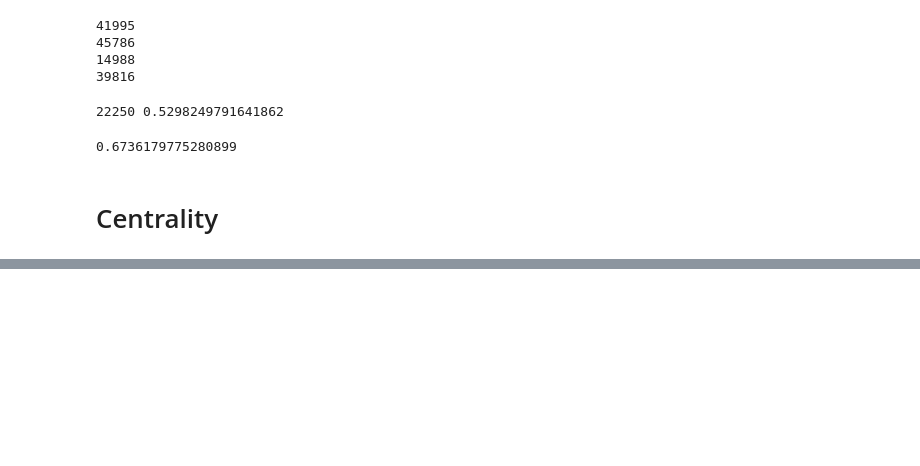
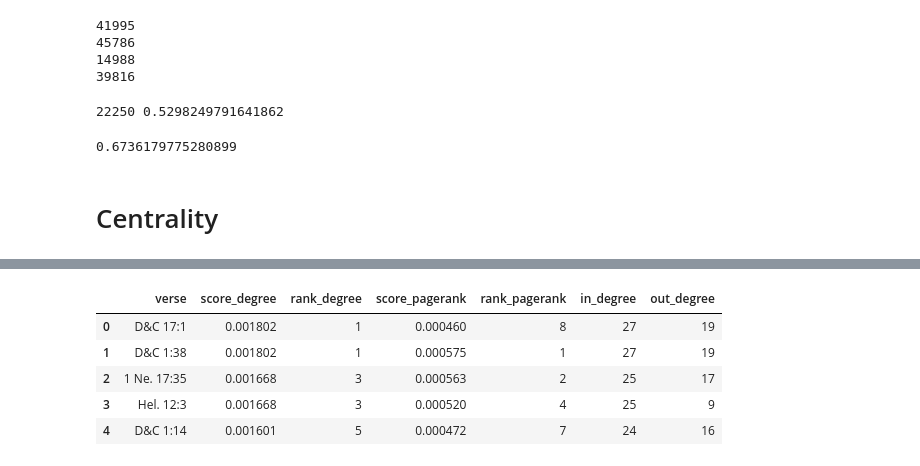
Before and after one commit to skearnes/scripture-graph, a Jupyter notebook: posts/2020-12-31/post.ipynb, the cells around one changed output, grey strips where cells are left out. Drawn from its saved outputs; the diff is of its cells as text; code cells hidden in the pictures; blank space fills up the shorter version.

```diff
--- a/posts/2020-12-31/post.ipynb
+++ b/posts/2020-12-31/post.ipynb
@@ -160,14 +112,0 @@ Moses 6:57 (0.001534663374924935, 6) (0.00045451159019674814, 10)
-# %%
-# Plot correlation of degree and pagerank scores.
-rows = []
-for key, value in degree_ranks.items():
-    rows.append({
-        'verse': key,
-        'degree': value[0],
-        'degree_rank': value[1],
-        'degree_count': subgraph.in_degree(key),
-        'pagerank': page_ranks[key][0],
-        'pagerank_rank': page_ranks[key][1],
-    })
-df = pd.DataFrame(rows)
-df.head()
@@ -191,0 +113,11 @@ sns.jointplot(x='degree', y='pagerank', data=df[mask], kind='hex', mincnt=1, bin
+# %%
+def assign_ranks(scores):
+    rows = []
+    for key, value in scores.items():
+        rows.append({'verse': key, 'score': value})
+    df = pd.DataFrame(rows)
+    df['rank'] = scipy.stats.rankdata(-1 * df.score.values, method='min')
+    return df.sort_values(['rank', 'verse'], ignore_index=True)
+# %%
+degree_df = assign_ranks(nx.in_degree_centrality(subgraph))
+degree_df.head(10)
@@ -191,0 +136,3 @@ sns.jointplot(x='degree', y='pagerank', data=df[mask], kind='hex', mincnt=1, bin
+# %%
+pagerank_df = assign_ranks(nx.pagerank(subgraph))
+pagerank_df.head(10)
@@ -192,2 +151,15 @@ sns.jointplot(x='degree', y='pagerank', data=df[mask], kind='hex', mincnt=1, bin
+# %%
+merged = degree_df.merge(pagerank_df, on='verse', suffixes=('_degree', '_pagerank'))
+assert len(merged) == len(degree_df) == len(pagerank_df)
+merged['in_degree'] = [subgraph.in_degree(verse) for verse in merged.verse.values]
+merged['out_degree'] = [subgraph.out_degree(verse) for verse in merged.verse.values]
+merged.head()
+# %% [output]
+|  | verse | score_degree | rank_degree | score_pagerank | rank_pagerank | in_degree | out_degree |
+| 0 | D&C 17:1 | 0.001802 | 1 | 0.000460 | 8 | 27 | 19 |
+| 1 | D&C 1:38 | 0.001802 | 1 | 0.000575 | 1 | 27 | 19 |
+| 2 | 1 Ne. 17:35 | 0.001668 | 3 | 0.000563 | 2 | 25 | 17 |
+| 3 | Hel. 12:3 | 0.001668 | 3 | 0.000520 | 4 | 25 | 9 |
+| 4 | D&C 1:14 | 0.001601 | 5 | 0.000472 | 7 | 24 | 16 |
 # %%
 # Calculate the rank correlation; we don't necessarily expect/need the relationship to be linear (i.e. pearson)
```
Also changed, not shown: parts of 25 cells of this notebook.
